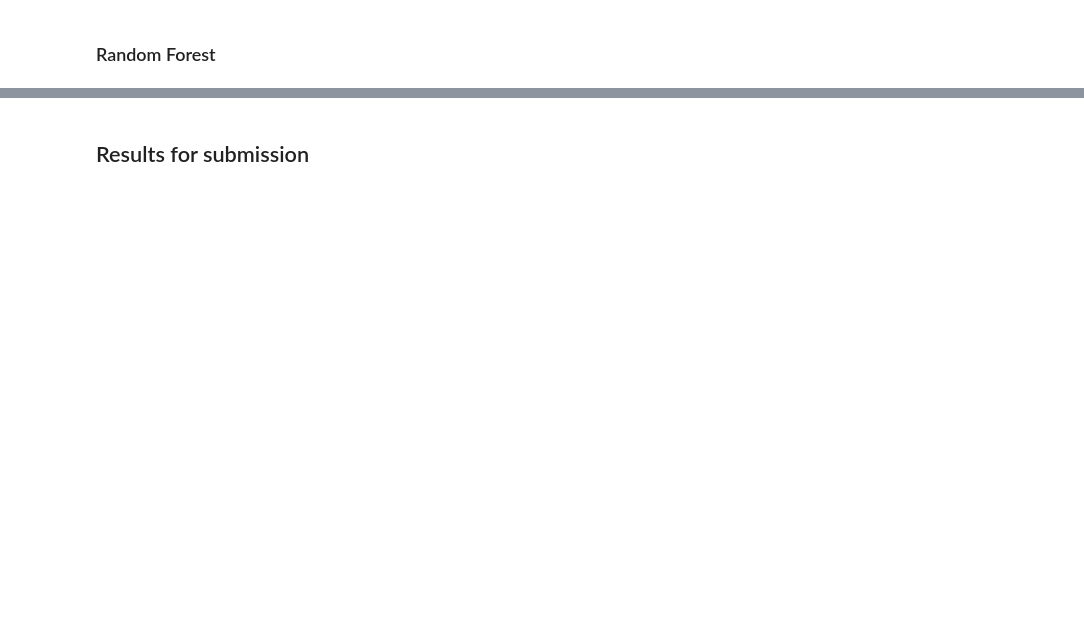
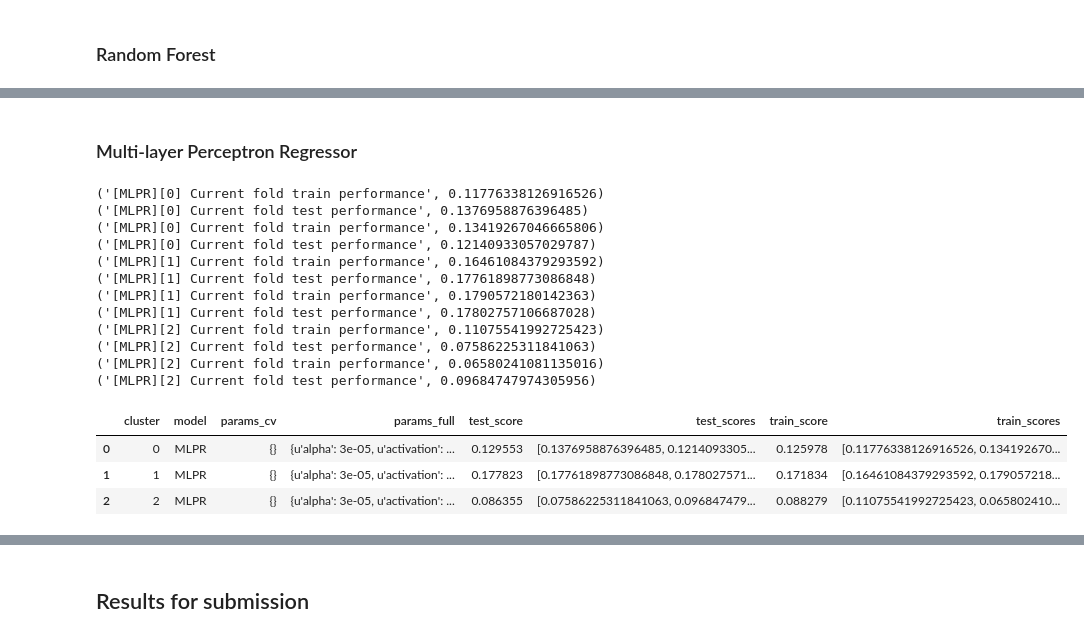
Before and after one commit to adrifmonte/house-prices, a Jupyter notebook: house-prices-part-2.ipynb, the cells around one changed output, grey strips where cells are left out. Saved outputs shown, nothing was run; the diff lists cells and outputs as text; code cells hidden in the pictures; blank space fills up the shorter version.

```diff
--- a/house-prices-part-2.ipynb
+++ b/house-prices-part-2.ipynb
@@ -726,0 +839,36 @@ rfr_df
+# %% [markdown]
+### Multi-layer Perceptron Regressor
+# %%
+from sklearn.neural_network import MLPRegressor
+
+mlpr_df = tune_model(MLPRegressor, 'MLPR', {
+    'random_state': 42,
+
+    'activation': 'relu',
+    'learning_rate': 'constant',
+    'solver': 'lbfgs',
+    'alpha': 0.00003
+}, {
+    # 'activation': ['tanh', 'relu'],
+    # 'solver': ['lbfgs', 'adam'],
+    # 'alpha': [0.001, 0.00005, 0.00003, 0.00001],
+    # 'learning_rate': ['constant', 'invscaling', 'adaptive'],
+})
+mlpr_df
+# %% [output]
+('[MLPR][0] Current fold train performance', 0.11776338126916526)
+('[MLPR][0] Current fold test performance', 0.1376958876396485)
+('[MLPR][0] Current fold train performance', 0.13419267046665806)
+('[MLPR][0] Current fold test performance', 0.12140933057029787)
+('[MLPR][1] Current fold train performance', 0.16461084379293592)
+('[MLPR][1] Current fold test performance', 0.17761898773086848)
+('[MLPR][1] Current fold train performance', 0.1790572180142363)
+('[MLPR][1] Current fold test performance', 0.17802757106687028)
+('[MLPR][2] Current fold train performance', 0.11075541992725423)
+('[MLPR][2] Current fold test performance', 0.07586225311841063)
+('[MLPR][2] Current fold train performance', 0.06580241081135016)
+('[MLPR][2] Current fold test performance', 0.09684747974305956)
+|  | cluster | model | params_cv | params_full | test_score | test_scores | train_score | train_scores |
+| 0 | 0 | MLPR | {} | {u'alpha': 3e-05, u'activation': ... | 0.129553 | [0.1376958876396485, 0.1214093305... | 0.125978 | [0.11776338126916526, 0.134192670... |
+| 1 | 1 | MLPR | {} | {u'alpha': 3e-05, u'activation': ... | 0.177823 | [0.17761898773086848, 0.178027571... | 0.171834 | [0.16461084379293592, 0.179057218... |
+| 2 | 2 | MLPR | {} | {u'alpha': 3e-05, u'activation': ... | 0.086355 | [0.07586225311841063, 0.096847479... | 0.088279 | [0.11075541992725423, 0.065802410... |
```
Also changed, not shown: parts of 12 cells of this notebook, 1 other file.
